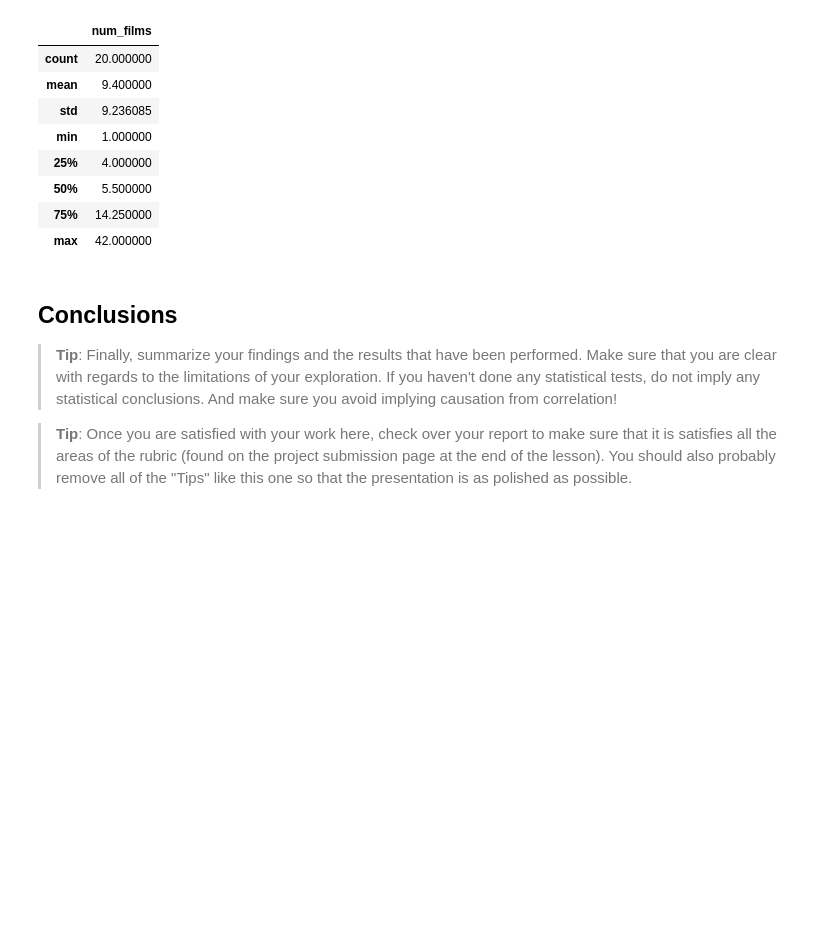
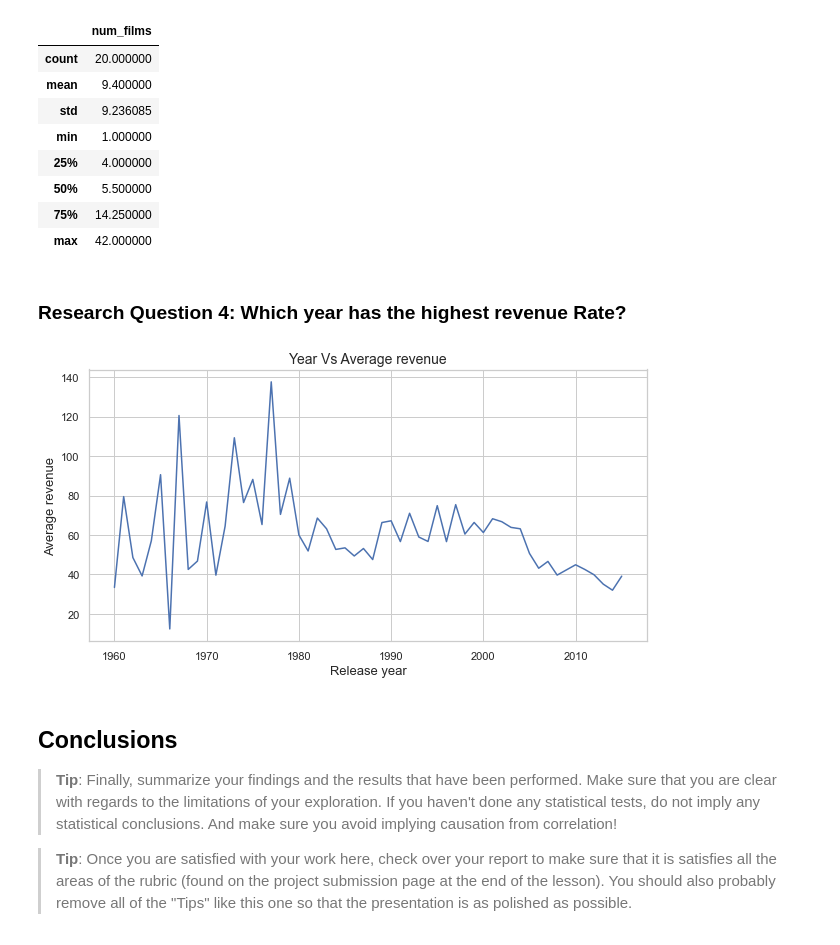
Before and after one commit to DarkSite17/Python_MoviesAnalytics, a Jupyter notebook: Investigate_a_Dataset.ipynb, the cells around one changed output. Saved outputs shown, nothing was run; the diff lists cells and outputs as text; code cells hidden in the pictures; blank space fills up the shorter version.

```diff
--- a/Investigate_a_Dataset.ipynb
+++ b/Investigate_a_Dataset.ipynb
@@ -693,6 +693,21 @@ pd_cast_num.describe()
 | 50% | 5.500000 |
 | 75% | 14.250000 |
 | max | 42.000000 |
+# %% [markdown]
+### Research Question 4:  Which year has the highest revenue Rate?
+# %%
+df.groupby('release_year')['revenue'].mean().plot()
+
+#setup the title and labels of the figure.
+plt.title("Year Vs Average revenue",fontsize = 14)
+plt.xlabel('Release year',fontsize = 13)
+plt.ylabel('Average revenue',fontsize = 13)
+
+#setup the figure size.
+sns.set(rc={'figure.figsize':(15,10)})
+sns.set_style("whitegrid")
+# %% [output]
+[figure, added]
 # %% [markdown]
 <a id='conclusions'></a>
 ## Conclusions
```
Also changed, not shown: parts of 1 cell of this notebook.
